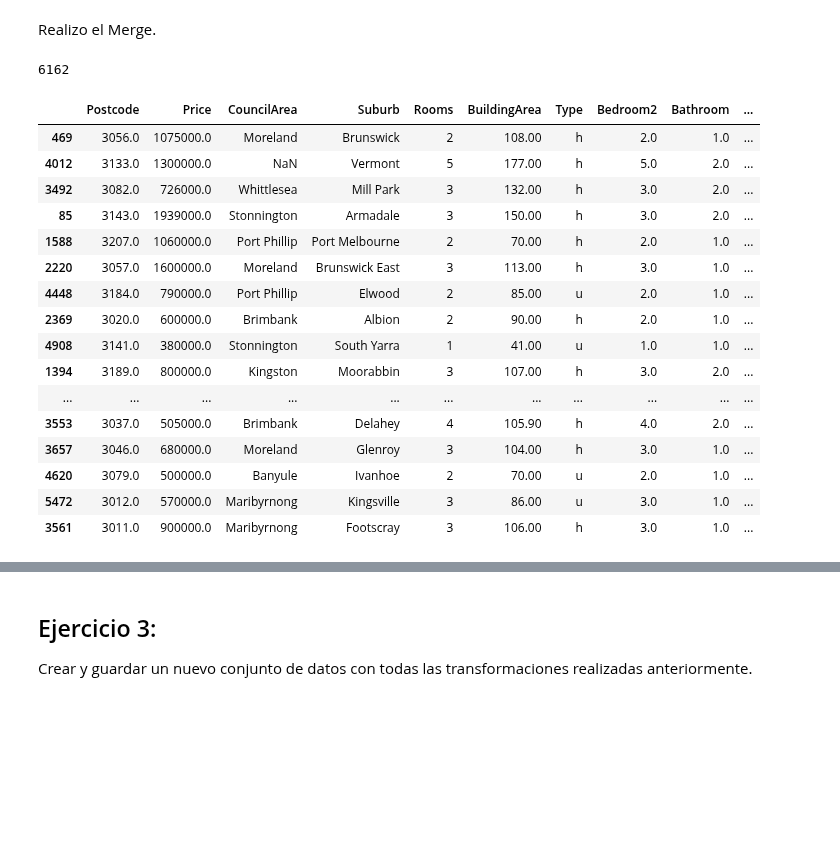
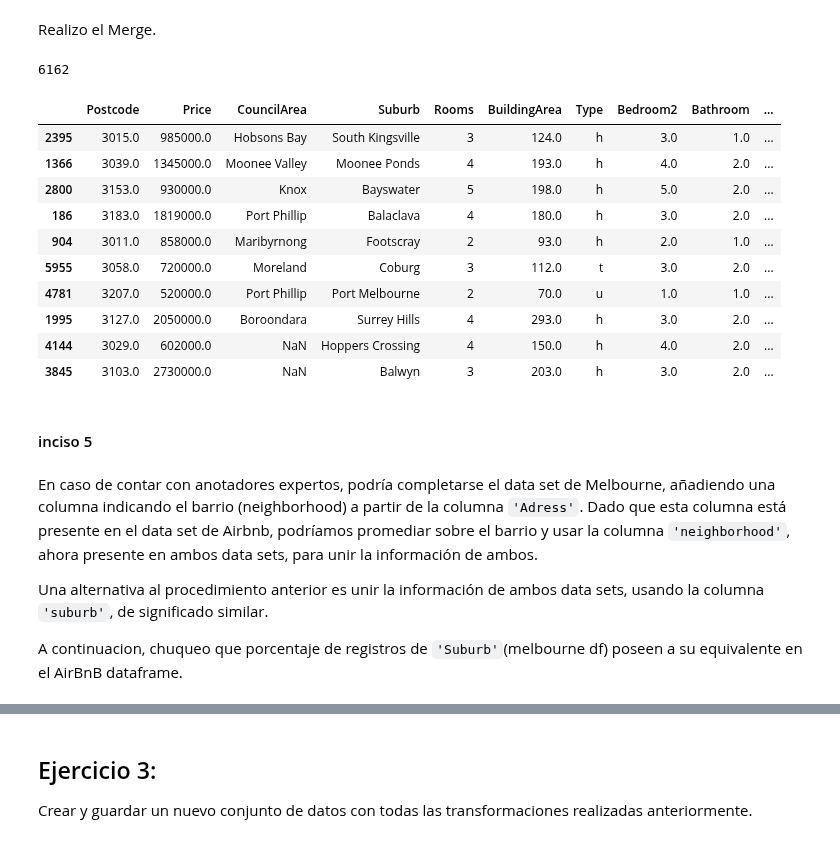
Before and after one commit to JeroFotinos/diplo_datos, a Jupyter notebook: Consignas_Entregable AEyC - Parte 1.ipynb, the cells around one changed output, grey strips where cells are left out. Saved outputs shown, nothing was run; the diff lists cells and outputs as text; code cells hidden in the pictures; blank space fills up the shorter version.

```diff
--- a/Consignas_Entregable AEyC - Parte 1.ipynb
+++ b/Consignas_Entregable AEyC - Parte 1.ipynb
@@ -777,14 +845,28 @@ Defino las columnas intereseantes y me traigo el dataset.
 # data source:
 # https://www.kaggle.com/tylerx/melbourne-airbnb-open-data?select=cleansed_listings_dec18.csv
 interesting_cols = [
-  'description', 'neighborhood_overview',
-  'street', 'neighborhood', 'city', 'suburb', 'state', 'zipcode',
-  'price', 'weekly_price', 'monthly_price',
-  'latitude', 'longitude','review_scores_rating','review_scores_value','minimum_nights', 'maximum_nights'
+    "description",
+    "neighborhood_overview",
+    "street",
+    "neighborhood",
+    "city",
+    "suburb",
+    "state",
+    "zipcode",
+    "price",
+    "weekly_price",
+    "monthly_price",
+    "latitude",
+    "longitude",
+    "review_scores_rating",
+    "review_scores_value",
+    "minimum_nights",
+    "maximum_nights",
 ]
 airbnb_df = pd.read_csv(
-    'https://cs.famaf.unc.edu.ar/~mteruel/datasets/diplodatos/cleansed_listings_dec18.csv',
-    usecols=interesting_cols)
+    "https://cs.famaf.unc.edu.ar/~mteruel/datasets/diplodatos/cleansed_listings_dec18.csv",
+    usecols=interesting_cols,
+)
 # %%
 airbnb_df.columns
 # %% [output]
@@ -840,3 +924,5 @@ airbnb_df['zipcode'] = pd.to_numeric(airbnb_df.zipcode, errors='coerce')
 # %%
-airbnb_df['zipcode_int'] = airbnb_df.zipcode.fillna(0).astype('int') #this is not neccesary
+airbnb_df["zipcode_int"] = airbnb_df.zipcode.fillna(0).astype(
+    "int"
+)  # this is not neccesary
 # %%
@@ -972,7 +1084,9 @@ airbnb_price_by_zipcode[:15]
 # %% [markdown]
 Me quedo solo con los zipcode que tengan 5 o mas registros. Antes tenia 247 y ahora 213
 # %%
-airbnb_price_by_zipcode = airbnb_price_by_zipcode[airbnb_price_by_zipcode['airbnb_record_count']>4]
+airbnb_price_by_zipcode = airbnb_price_by_zipcode[
+    airbnb_price_by_zipcode["airbnb_record_count"] > 4
+]
 # %%
 print(len(airbnb_price_by_zipcode))
 # %% [output]
@@ -981,28 +1095,29 @@ print(len(airbnb_price_by_zipcode))
 Realizo el Merge.
 # %%
 merged_sales_df = df_melb_filtered.merge(
-    airbnb_price_by_zipcode, how='left',
-    left_on='Postcode', right_on='zipcode'
+    airbnb_price_by_zipcode, how="left", left_on="Postcode", right_on="zipcode"
 )
 # %%
 print(len(merged_sales_df))
-merged_sales_df.sample(20)
+merged_sales_df.sample(10)
 # %% [output]
 6162
 |  | Postcode | Price | CouncilArea | Suburb | Rooms | BuildingArea | Type | Bedroom2 | Bathroom | ... |
-| 469 | 3056.0 | 1075000.0 | Moreland | Brunswick | 2 | 108.00 | h | 2.0 | 1.0 | ... |
-| 4012 | 3133.0 | 1300000.0 | NaN | Vermont | 5 | 177.00 | h | 5.0 | 2.0 | ... |
-| 3492 | 3082.0 | 726000.0 | Whittlesea | Mill Park | 3 | 132.00 | h | 3.0 | 2.0 | ... |
-| 85 | 3143.0 | 1939000.0 | Stonnington | Armadale | 3 | 150.00 | h | 3.0 | 2.0 | ... |
-| 1588 | 3207.0 | 1060000.0 | Port Phillip | Port Melbourne | 2 | 70.00 | h | 2.0 | 1.0 | ... |
-| 2220 | 3057.0 | 1600000.0 | Moreland | Brunswick East | 3 | 113.00 | h | 3.0 | 1.0 | ... |
-| 4448 | 3184.0 | 790000.0 | Port Phillip | Elwood | 2 | 85.00 | u | 2.0 | 1.0 | ... |
-| 2369 | 3020.0 | 600000.0 | Brimbank | Albion | 2 | 90.00 | h | 2.0 | 1.0 | ... |
-| 4908 | 3141.0 | 380000.0 | Stonnington | South Yarra | 1 | 41.00 | u | 1.0 | 1.0 | ... |
-| 1394 | 3189.0 | 800000.0 | Kingston | Moorabbin | 3 | 107.00 | h | 3.0 | 2.0 | ... |
-| ... | ... | ... | ... | ... | ... | ... | ... | ... | ... | ... |
-| 3553 | 3037.0 | 505000.0 | Brimbank | Delahey | 4 | 105.90 | h | 4.0 | 2.0 | ... |
-| 3657 | 3046.0 | 680000.0 | Moreland | Glenroy | 3 | 104.00 | h | 3.0 | 1.0 | ... |
-| 4620 | 3079.0 | 500000.0 | Banyule | Ivanhoe | 2 | 70.00 | u | 2.0 | 1.0 | ... |
-| 5472 | 3012.0 | 570000.0 | Maribyrnong | Kingsville | 3 | 86.00 | u | 3.0 | 1.0 | ... |
-| 3561 | 3011.0 | 900000.0 | Maribyrnong | Footscray | 3 | 106.00 | h | 3.0 | 1.0 | ... |
+| 2395 | 3015.0 | 985000.0 | Hobsons Bay | South Kingsville | 3 | 124.0 | h | 3.0 | 1.0 | ... |
+| 1366 | 3039.0 | 1345000.0 | Moonee Valley | Moonee Ponds | 4 | 193.0 | h | 4.0 | 2.0 | ... |
+| 2800 | 3153.0 | 930000.0 | Knox | Bayswater | 5 | 198.0 | h | 5.0 | 2.0 | ... |
+| 186 | 3183.0 | 1819000.0 | Port Phillip | Balaclava | 4 | 180.0 | h | 3.0 | 2.0 | ... |
+| 904 | 3011.0 | 858000.0 | Maribyrnong | Footscray | 2 | 93.0 | h | 2.0 | 1.0 | ... |
+| 5955 | 3058.0 | 720000.0 | Moreland | Coburg | 3 | 112.0 | t | 3.0 | 2.0 | ... |
+| 4781 | 3207.0 | 520000.0 | Port Phillip | Port Melbourne | 2 | 70.0 | u | 1.0 | 1.0 | ... |
+| 1995 | 3127.0 | 2050000.0 | Boroondara | Surrey Hills | 4 | 293.0 | h | 3.0 | 2.0 | ... |
+| 4144 | 3029.0 | 602000.0 | NaN | Hoppers Crossing | 4 | 150.0 | h | 4.0 | 2.0 | ... |
+| 3845 | 3103.0 | 2730000.0 | NaN | Balwyn | 3 | 203.0 | h | 3.0 | 2.0 | ... |
+# %% [markdown]
+#### inciso 5
+# %% [markdown]
+En caso de contar con anotadores expertos, podría completarse el data set de Melbourne, añadiendo una columna indicando el barrio (neighborhood) a partir de la columna `'Adress'`. Dado que esta columna está presente en el data set de Airbnb, podríamos promediar sobre el barrio y usar la columna `'neighborhood'`, ahora presente en ambos data sets, para unir la información de ambos.
+
+Una alternativa al procedimiento anterior es unir la información de ambos data sets, usando la columna `'suburb'`, de significado similar.
+
+A continuacion, chuqueo que porcentaje de registros de `'Suburb'`(melbourne df) poseen a su equivalente en el AirBnB dataframe.
```
Also changed, not shown: parts of 29 cells of this notebook, 1 other file.
